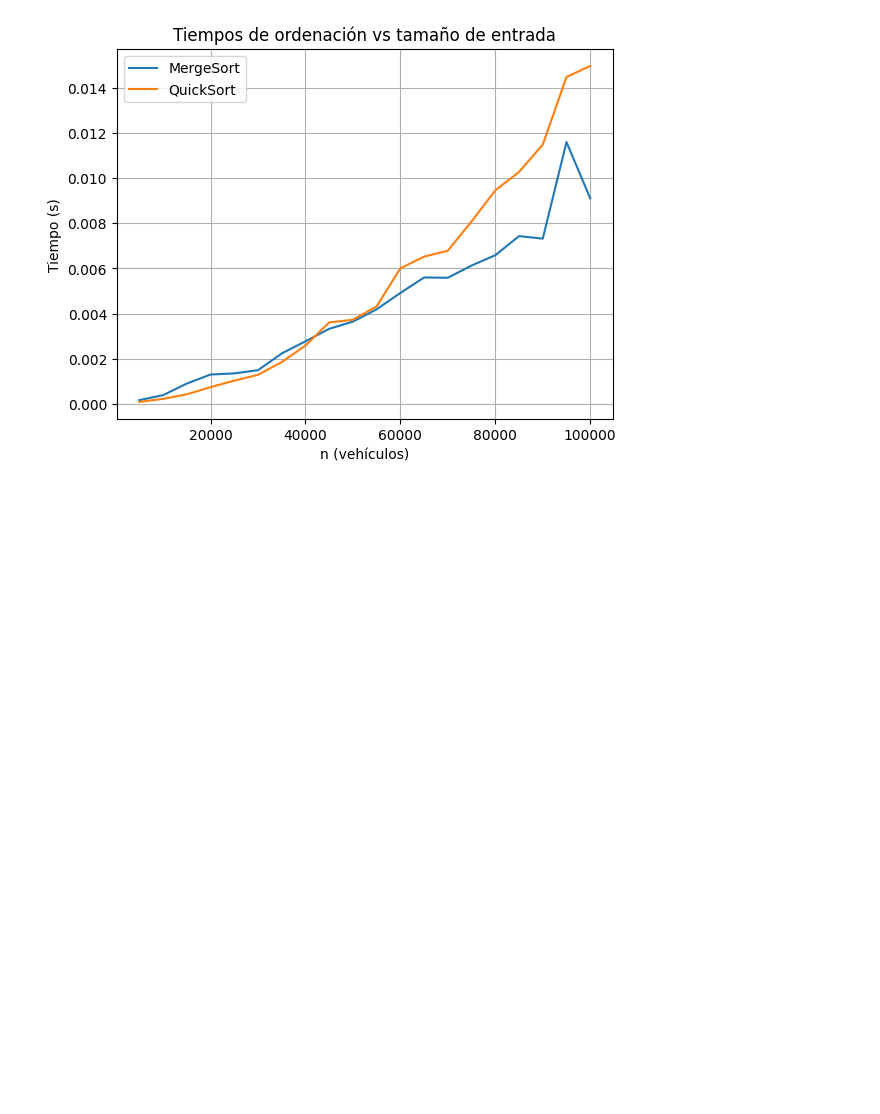
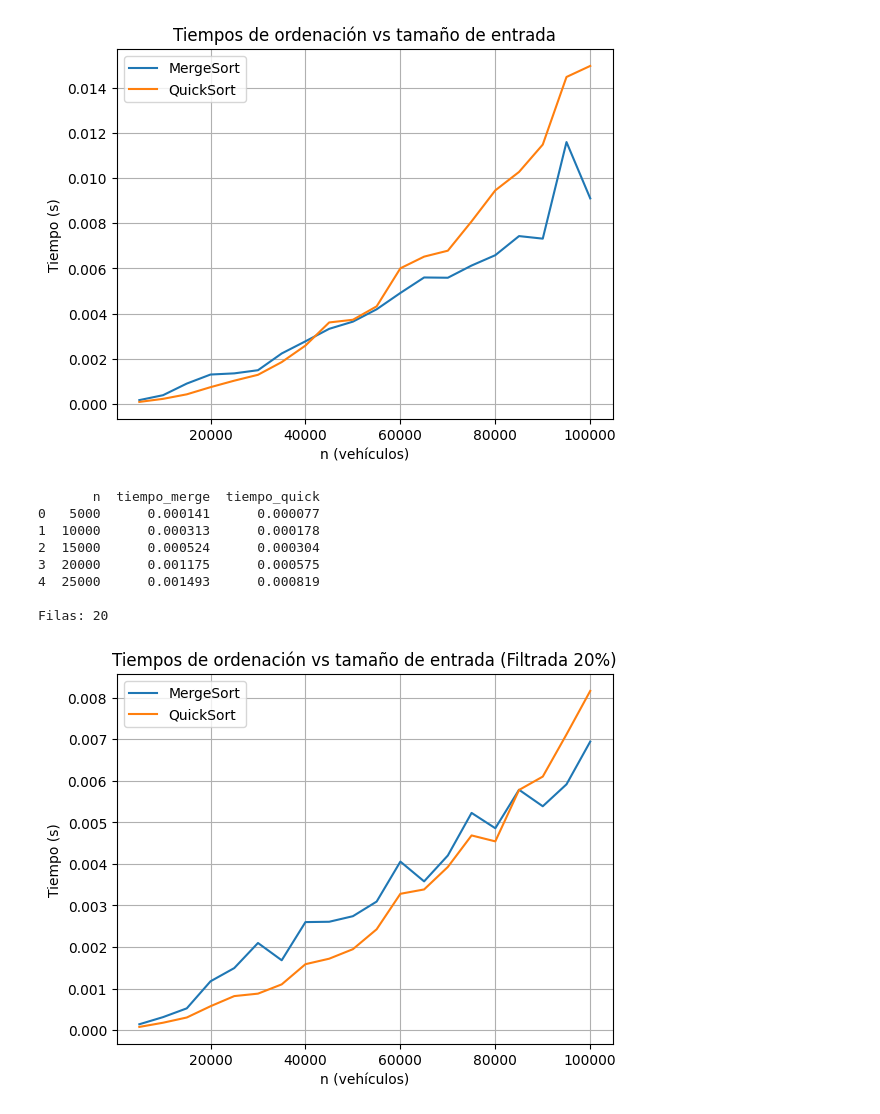
Before and after one commit to Alejoso/Parcial-1-Estructuras-de-datos-y-algortimos-2, a Jupyter notebook: AnalisisPython/grafica.ipynb, the cells around one changed output. Cells and saved outputs as stored; diff of their text form; code cells hidden in the pictures; blank space fills up the shorter version.

```diff
--- a/AnalisisPython/grafica.ipynb
+++ b/AnalisisPython/grafica.ipynb
@@ -49,3 +49,54 @@ plt.show()
 
 Filas: 20
 [figure]
+# %%
+import pandas as pd
+import matplotlib.pyplot as plt
+from pathlib import Path
+
+# Cambia esto si tu archivo está en otra ruta
+path = Path("../tiempos20.txt")
+
+if not path.exists():
+    raise FileNotFoundError(f"No existe {path.resolve()}. ")
+
+# Leer líneas no vacías
+lines = [ln.strip() for ln in path.read_text(encoding="utf-8").splitlines() if ln.strip()]
+
+if len(lines) % 3 != 0:
+    raise ValueError(
+        f"El archivo debe tener múltiplos de 3 líneas (n, tiempo_merge, tiempo_quick). "
+        f"Encontré {len(lines)} líneas."
+    )
+
+data = []
+for i in range(0, len(lines), 3):
+    n = int(lines[i])
+    t_merge = float(lines[i + 1])
+    t_quick = float(lines[i + 2])
+    data.append({"n": n, "tiempo_merge": t_merge, "tiempo_quick": t_quick})
+
+df = pd.DataFrame(data).sort_values("n").reset_index(drop=True)
+print(df.head())
+print("\nFilas:", len(df))
+
+# Graficar
+plt.figure()
+plt.plot(df["n"], df["tiempo_merge"], label="MergeSort")
+plt.plot(df["n"], df["tiempo_quick"], label="QuickSort")
+plt.xlabel("n (vehículos)")
+plt.ylabel("Tiempo (s)")
+plt.title("Tiempos de ordenación vs tamaño de entrada (Filtrada 20%)")
+plt.legend()
+plt.grid(True)
+plt.show()
+# %% [output]
+       n  tiempo_merge  tiempo_quick
+0   5000      0.000141      0.000077
+1  10000      0.000313      0.000178
+2  15000      0.000524      0.000304
+3  20000      0.001175      0.000575
+4  25000      0.001493      0.000819
+
+Filas: 20
+[figure, added]
```
Also changed, not shown: 6 other files.
